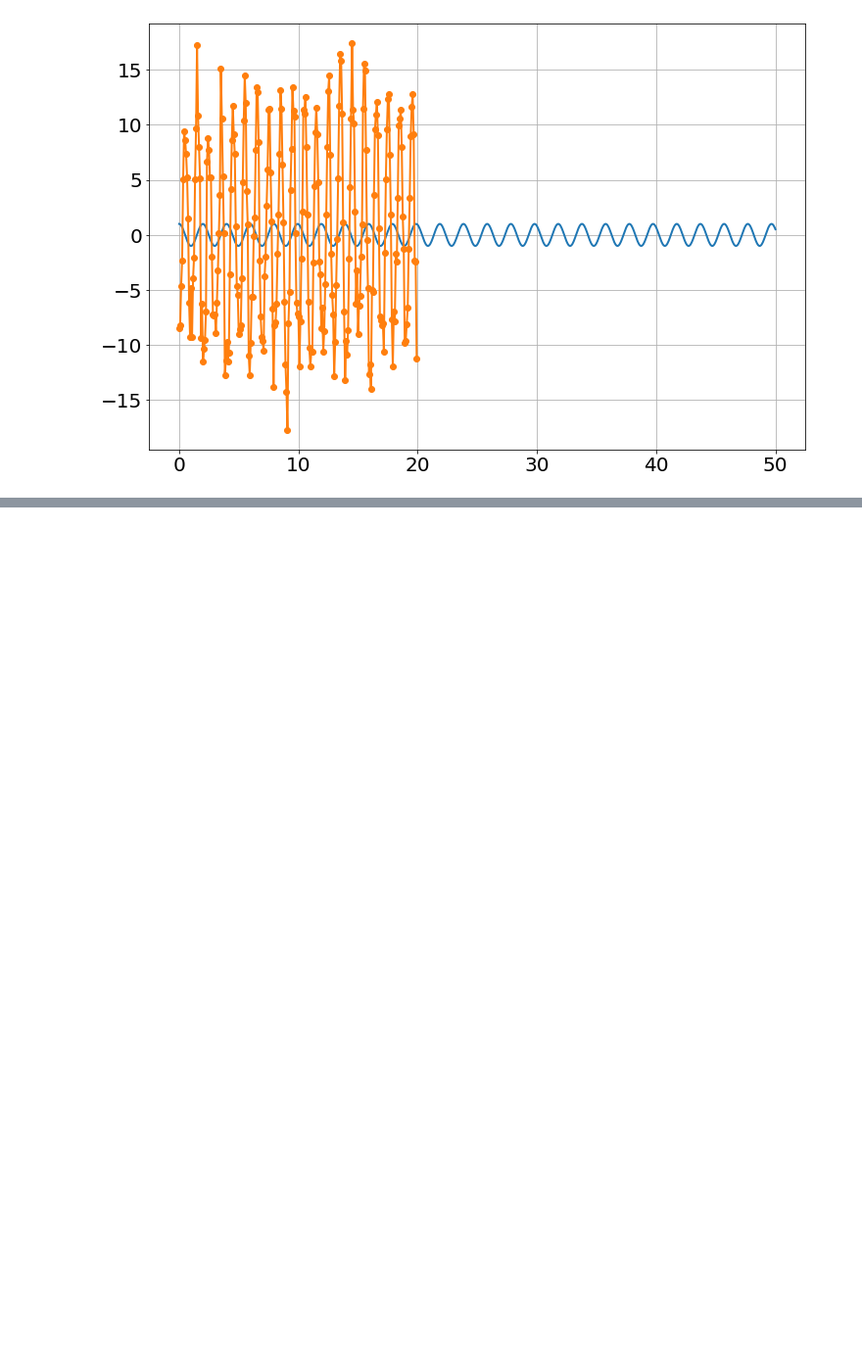
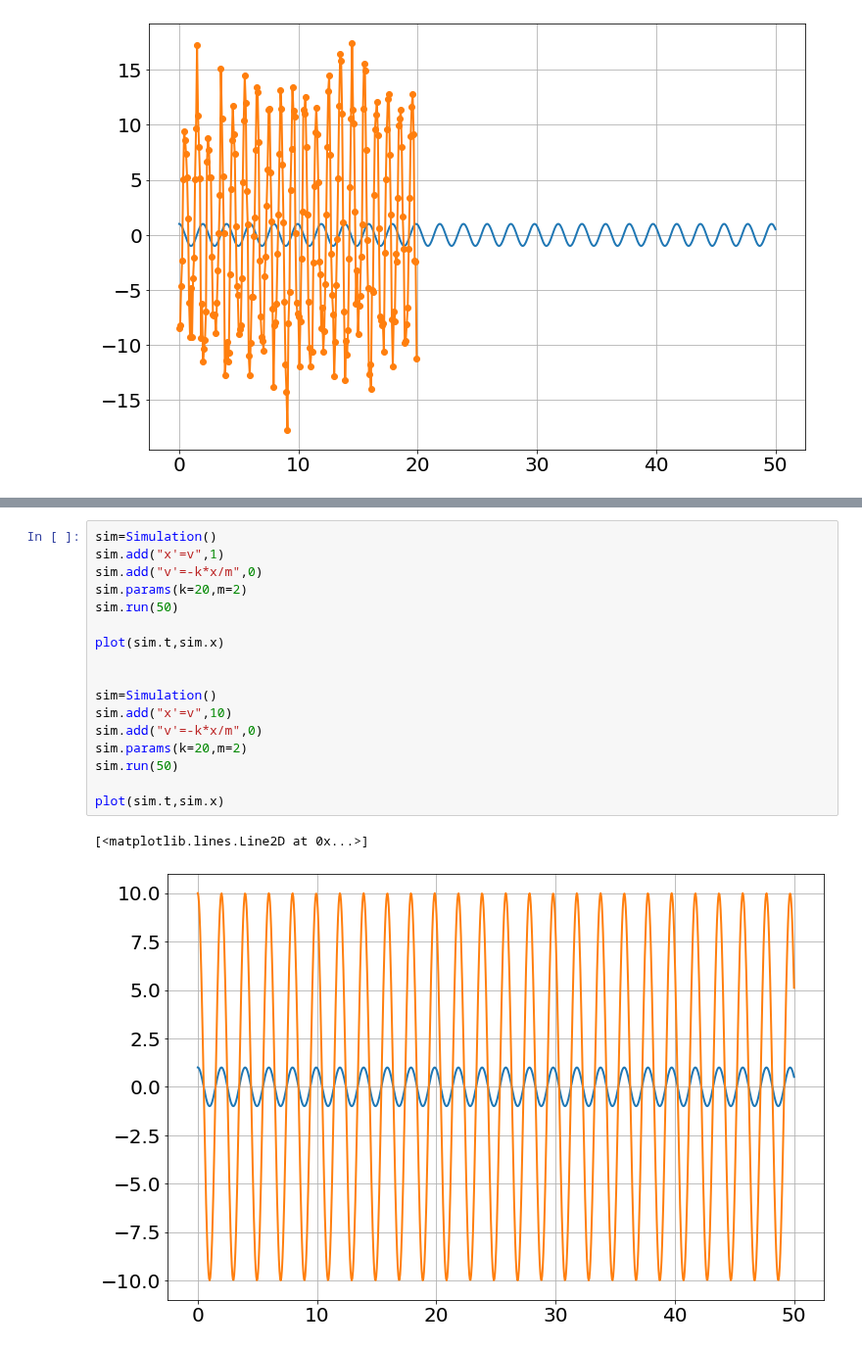
Before and after one commit to bblais/Computer-Programming-for-the-Sciences-Spring-2022, a Jupyter notebook: Sprint #2 - Dynamical Systems and Parameters/2022-03-01 Class.ipynb, the cells around one changed output, grey strips where cells are left out. Shown at 98% size. Saved outputs shown, nothing was run; the diff lists cells and outputs as text; blank space fills up the shorter version.

```diff
--- a/Sprint #2 - Dynamical Systems and Parameters/2022-03-01 Class.ipynb
+++ b/Sprint #2 - Dynamical Systems and Parameters/2022-03-01 Class.ipynb
@@ -360,0 +390,20 @@ plot(t_data,x_data,'-o')
+# %%
+sim=Simulation()
+sim.add("x'=v",1)
+sim.add("v'=-k*x/m",0)
+sim.params(k=20,m=2)
+sim.run(50)
+
+plot(sim.t,sim.x)
+
+
+sim=Simulation()
+sim.add("x'=v",10)
+sim.add("v'=-k*x/m",0)
+sim.params(k=20,m=2)
+sim.run(50)
+
+plot(sim.t,sim.x)
+# %% [output]
+[<matplotlib.lines.Line2D at 0x...>]
+[figure, added]
```
Also changed, not shown: parts of 4 cells of this notebook, 1 other file.
